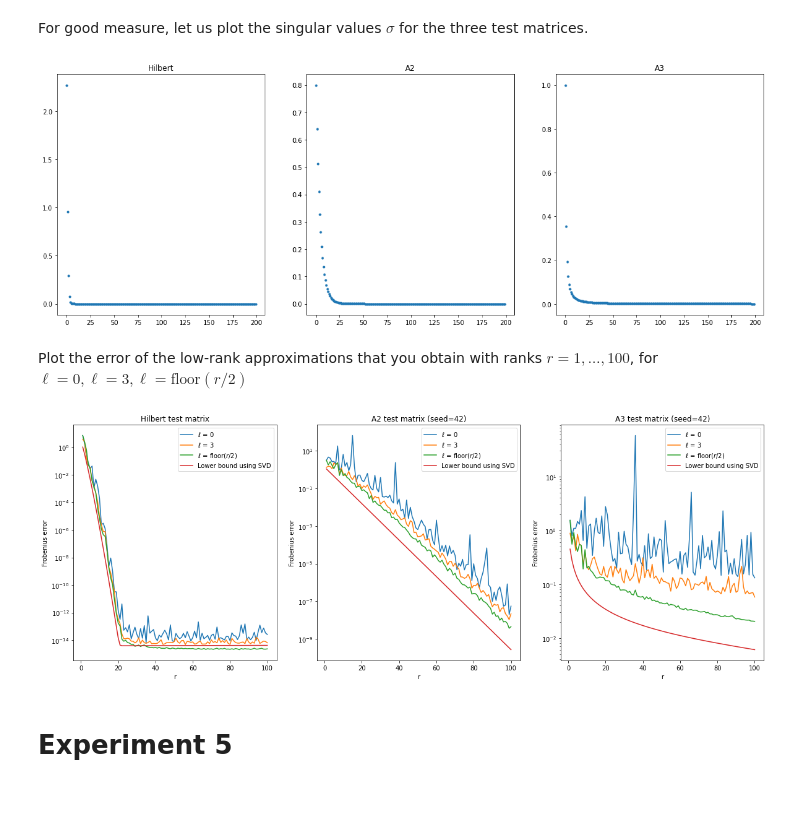
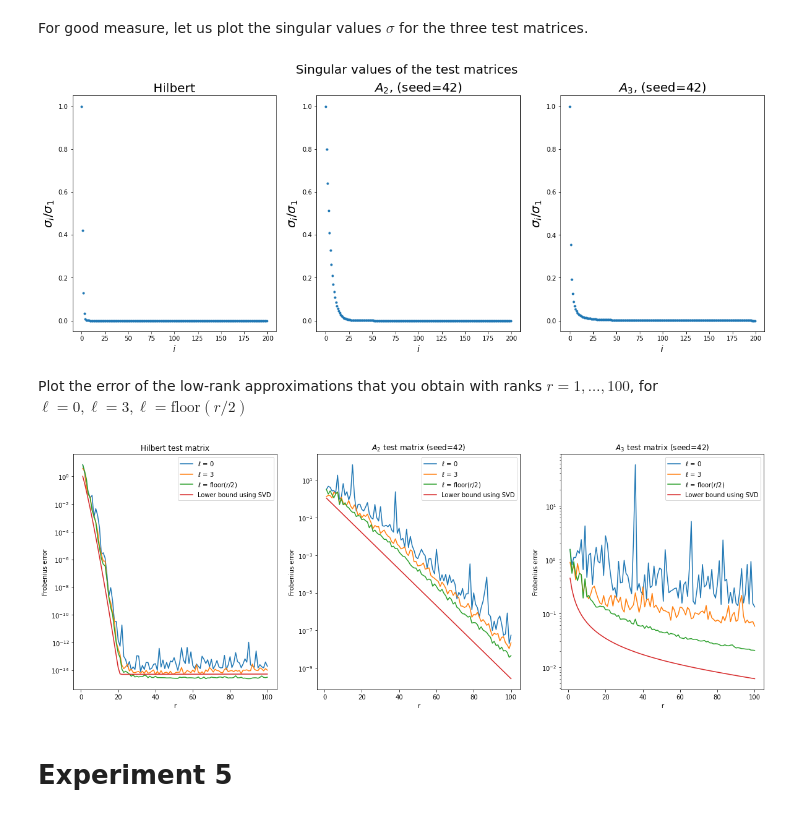
Before and after one commit to vstenby/MATH403_SketchingProject, a Jupyter notebook: Experiments.ipynb, the cells around one changed output. Cells and saved outputs as stored; diff of their text form; code cells hidden in the pictures.

```diff
--- a/Experiments.ipynb
+++ b/Experiments.ipynb
@@ -11,30 +11,43 @@ For good measure, let us plot the singular values $\sigma$ for the three test ma
 # %%
 #Let's plot the singular values.
 A = generate_hilbert_matrix(200)
 _, hilbert_singular_values, _ = np.linalg.svd(A)
 
 A = generate_A2(200, seed=42)
 _, A2_singular_values, _ = np.linalg.svd(A)
 
 A = generate_A3(200, seed=42)
 _, A3_singular_values, _ = np.linalg.svd(A)
 
 
 fig, ax = plt.subplots(nrows=1, ncols=3, figsize=(20, 7))
 
 #Plot the singular values.
-ax[0].plot(hilbert_singular_values, '.')
-ax[1].plot(A2_singular_values, '.')
-ax[2].plot(A3_singular_values, '.')
+ax[0].plot(hilbert_singular_values / hilbert_singular_values[0], '.')
+ax[1].plot(A2_singular_values / A2_singular_values[0], '.')
+ax[2].plot(A3_singular_values / A3_singular_values[0], '.')
 
 #Set the labels.
-ax[0].set_title('Hilbert')
-ax[1].set_title('$A_2$, (seed=42)')
-ax[2].set_title('$A_3$, (seed=42)')
+ax[0].set_title('Hilbert', fontsize=20)
+ax[1].set_title('$A_2$, (seed=42)', fontsize=20)
+ax[2].set_title('$A_3$, (seed=42)', fontsize=20)
+
+#Set the xaxis.
+ax[0].set_xlabel('$i$', fontsize=14)
+ax[1].set_xlabel('$i$', fontsize=14)
+ax[2].set_xlabel('$i$', fontsize=14)
+
+#Set the yaxis.
+ax[0].set_ylabel('$\sigma_i / \sigma_1$', fontsize=20)
+ax[1].set_ylabel('$\sigma_i / \sigma_1$', fontsize=20)
+ax[2].set_ylabel('$\sigma_i / \sigma_1$', fontsize=20)
+
+#Set the suptitle.
+fig.suptitle('Singular values of the test matrices', fontsize=20)
 
 plt.show()
 # %% [output]
-[figure, old version]
+[figure, new version]
 # %% [markdown]
 Plot the error of the low-rank approximations that you obtain with ranks $r = 1, \dots, 100$, for $\ell = 0, \ell = 3, \ell = \text{floor}(r/2)$
 # %%
@@ -107,7 +120,7 @@ ax[1].set_ylabel('Frobenius error')
 ax[1].legend()
 
 #Set the title.
-ax[1].set_title('A2 test matrix (seed=42)')
+ax[1].set_title('$A_2$ test matrix (seed=42)')
 
 #Draw the A3 plot.
 ax[2].plot(range(1, 101), err_A3_l0, label='$\ell$ = 0')
@@ -122,11 +135,11 @@ ax[2].set_ylabel('Frobenius error')
 ax[2].legend()
 
 #Set the title.
-ax[2].set_title('A3 test matrix (seed=42)')
+ax[2].set_title('$A_3$ test matrix (seed=42)')
 
 plt.show()
 # %% [output]
-[figure, old version]
+[figure, new version]
 # %% [markdown]
 # Experiment 5
 # %% [markdown]
```
Also changed, not shown: parts of 6 cells of this notebook, 1 other file.
